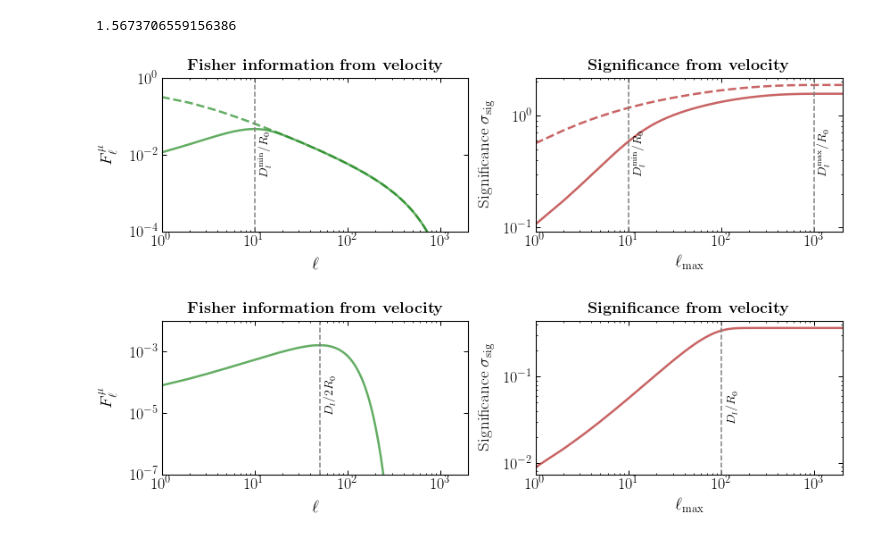
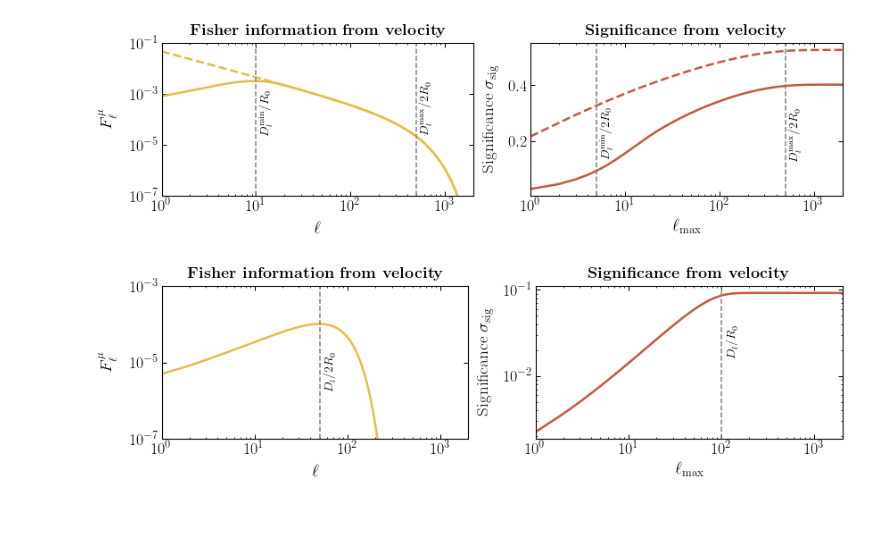
Before and after one commit to smsharma/astrometry-lensing-correlations, a Jupyter notebook: theory/notebooks/04_scalings.ipynb, the cells around one changed output. Cells and saved outputs as stored; diff of their text form; code cells hidden in the pictures.

```diff
--- a/theory/notebooks/04_scalings.ipynb
+++ b/theory/notebooks/04_scalings.ipynb
@@ -105,8 +105,8 @@ params = {'text.usetex': True,
           'axes.titlepad':10,
           'axes.linewidth':1.1,
           'axes.labelpad':10,
-          'axes.prop_cycle': cycler('color', palettable.cartocolors.qualitative.Bold_10.hex_colors) +
-                            cycler(alpha=10*[.7]),
+          'axes.prop_cycle': cycler('color', palettable.wesanderson.FantasticFox2_5.hex_colors) +
+                            cycler(alpha=5*[1.]),
           'lines.linewidth':2.5,
           'xtick.labelsize':18,
           'ytick.labelsize':18,
@@ -125,7 +125,21 @@ params = {'text.usetex': True,
          }
 pylab.rcParams.update(params)
 # %%
-plots_dir = "/Users/smsharma/Dropbox/Projects/LensPowerSpectra/LensPower/draft/plots/"
+plots_dir = "/Users/smsharma/Dropbox/Projects/LensPowerSpectra/Draft/plots/"
+save_figs = True
+
+cols = palettable.wesanderson.FantasticFox2_5.hex_colors
+# %%
+sigma_alpha = 10
+sigma_mu = 100
+Dl = 1 * kpc
+Dl_min = .1 * kpc
+Dl_max = 10 * kpc
+R_0 = 10 * pc
+v_l = 1e-3
+M_0 = 1e8 * M_s
+N_q_alpha = 1e11
+N_q_mu = 1e8
 # %%
 l_ary = np.arange(1,1e6)
 
@@ -205,64 +209,53 @@ plt.savefig(plots_dir + "fisher_alpha.pdf")
 # %%
 l_ary = np.arange(1,2000)
 
-sigma_mu = 50
-Dl_min = 0.1* kpc
-Dl_max = 10 * kpc
-R_0 = 10 * pc
-
-print(np.sqrt(np.sum(F(1e8 * M_s, R_0,  1e-3, 1, l_ary, Dl_min, Dl_max, sigma_mu, 1e8))))
-
 f, (ax1, ax2) = plt.subplots(1, 2, figsize=(13/1.1,4/1.1))
 
-ax1.plot(l_ary, F(1e8 * M_s, R_0,  1e-3, 1, l_ary, Dl_min, Dl_max, sigma_mu, 1e8), color='forestgreen')
-ax1.plot(l_ary, F(1e8 * M_s, R_0,  1e-3, 1, l_ary, 1e-22*kpc, Dl_max, sigma_mu, 1e8), color='forestgreen',ls='--')
+ax1.plot(l_ary, F(M_0, R_0,  v_l, 1, l_ary, Dl_min, Dl_max, sigma_mu, N_q_mu), cols[0])
+ax1.plot(l_ary, F(M_0, R_0,  v_l, 1, l_ary, 1e-22*kpc, Dl_max, sigma_mu, N_q_mu), cols[0],ls='--')
 ax1.axvline(Dl_min / R_0, ls='--', color='grey', lw=1.5)
-ax1.text(10** (np.log10(Dl_min / R_0) + .05 ), 3e-3, '$D_l^\mathrm{min}/R_0$',rotation=90, fontsize=14)
+ax1.text(10** (np.log10(Dl_min / R_0) + .05 ), 5e-4, '$D_l^\mathrm{min}/R_0$',rotation=90, fontsize=14)
+ax1.axvline(Dl_max / R_0 / 2., ls='--', color='grey', lw=1.5)
+ax1.text(10** (np.log10(Dl_max / R_0 / 2.) + .05 ), 12e-4, '$D_l^\mathrm{max}/2R_0$',rotation=90, fontsize=14)
 
 ax1.set_xlabel('$\ell$')
 ax1.set_ylabel(r'$F_\ell^{\mu}$')
 ax1.set_xscale("log")
 ax1.set_yscale("log")
 ax1.set_title(r"\textbf{Fisher information from velocity}")
 ax1.set_xlim(min(l_ary), max(l_ary))
-ax1.set_ylim(1e-4, 1)
+ax1.set_ylim(1e-7, .1)
 
 
 
-ax2.plot(l_ary, np.sqrt(np.cumsum(F(1e8 * M_s, R_0,  1e-3, 1, l_ary, Dl_min, Dl_max, sigma_mu, 1e8))), color='firebrick')
-ax2.plot(l_ary, np.sqrt(np.cumsum(F(1e8 * M_s, R_0,  1e-3, 1, l_ary, 1e-12*kpc, Dl_max, sigma_mu, 1e8))), color='firebrick',ls='--')
+ax2.plot(l_ary, np.sqrt(np.cumsum(F(M_0, R_0, v_l, 1, l_ary, Dl_min, Dl_max, sigma_mu, N_q_mu))), color=cols[1])
+ax2.plot(l_ary, np.sqrt(np.cumsum(F(M_0, R_0, v_l, 1, l_ary, 1e-12*kpc, Dl_max, sigma_mu, N_q_mu))), color=cols[1],ls='--')
 
-ax2.axvline(Dl_max / R_0, ls='--', color='grey', lw=1.5)
-ax2.text(10** (np.log10(Dl_max / R_0) + .05 ), .3, '$D_l^\mathrm{max}/R_0$',rotation=90, fontsize=14)
-ax2.axvline(Dl_min / R_0, ls='--', color='grey', lw=1.5)
-ax2.text(10** (np.log10(Dl_min / R_0) + .05 ), .3, '$D_l^\mathrm{min}/R_0$',rotation=90, fontsize=14)
+ax2.axvline(Dl_max / (2 * R_0), ls='--', color='grey', lw=1.5)
+ax2.text(10** (np.log10(Dl_max / (2 * R_0)) + .05 ), .28, '$D_l^\mathrm{max}/ 2R_0$',rotation=90, fontsize=14)
+ax2.axvline(Dl_min / (2 * R_0), ls='--', color='grey', lw=1.5)
+ax2.text(10** (np.log10(Dl_min / (2 * R_0)) + .05 ), .28, '$D_l^\mathrm{min}/ 2R_0$',rotation=90, fontsize=14)
 
 ax2.set_xlabel('$\ell_\mathrm{max}$')
 ax2.set_ylabel('Significance $\sigma_\mathrm{sig}$')
 ax2.set_xscale("log")
-ax2.set_yscale("log")
+# ax2.set_yscale("log")
 
 ax2.set_title(r"\textbf{Significance from velocity}")
 ax2.set_xlim(min(l_ary), max(l_ary))
 
 plt.tight_layout()
 
-# plt.savefig(plots_dir + "fisher_mu.pdf")
+if save_figs:
+    plt.savefig(plots_dir + "fisher_mu.pdf")
 # %% [output]
-1.5673706559156386
-[figure, old version]
+[figure, new version]
 # %%
 l_ary = np.arange(1,2000)
 
-sigma_mu = 50
-Dl = 1 * kpc
-R_0 = 10 * pc
-
-# print(np.sqrt(np.sum(F(1e8 * M_s, R_0,  1e-3, 1, l_ary, Dl_min, Dl_max, sigma_mu, 1e8))))
-
 f, (ax1, ax2) = plt.subplots(1, 2, figsize=(13/1.1,4/1.1))
 
-ax1.plot(l_ary, F_single(1e8 * M_s, R_0,  1e-3, 1, l_ary, Dl, sigma_mu, 1e8), color='forestgreen')
+ax1.plot(l_ary, F_single(M_0, R_0, v_l, 1, l_ary, Dl, sigma_mu, N_q_mu), color=cols[0])
 ax1.axvline(0.5 * Dl / R_0, ls='--', color='grey', lw=1.5)
 ax1.text(10** (np.log10(0.5 * Dl / R_0) + .05 ), 1e-5, '$D_l/2R_0$',rotation=90, fontsize=14)
 
@@ -272,10 +265,10 @@ ax1.set_xscale("log")
 ax1.set_yscale("log")
 ax1.set_title(r"\textbf{Fisher information from velocity}")
 ax1.set_xlim(min(l_ary), max(l_ary))
-ax1.set_ylim(1e-7,1e-2)
+ax1.set_ylim(1e-7,1e-3)
 
-ax2.plot(l_ary, np.sqrt(np.cumsum(F_single(1e8 * M_s, R_0,  1e-3, 1, l_ary, Dl, sigma_mu, 1e8))), color='firebrick')
-ax2.axvline(Dl / R_0, ls='--', color='grey', lw=1.5)
+ax2.plot(l_ary, np.sqrt(np.cumsum(F_single(1e8 * M_s, R_0,  1e-3, 1, l_ary, Dl, sigma_mu, 1e8))), color=cols[1])
+ax2.axvline(Dl / (R_0), ls='--', color='grey', lw=1.5)
 ax2.text(10** (np.log10(Dl / R_0) + .05 ), 3e-2, '$D_l/R_0$',rotation=90, fontsize=14)
 
 ax2.set_xlabel('$\ell_\mathrm{max}$')
@@ -288,6 +281,7 @@ ax2.set_xlim(min(l_ary), max(l_ary))
 
 plt.tight_layout()
 
-plt.savefig(plots_dir + "fisher_mu_single.pdf")
+if save_figs:
+    plt.savefig(plots_dir + "fisher_mu_single.pdf")
 # %% [output]
-[figure, old version]
+[figure, new version]
```
Also changed, not shown: parts of 7 cells of this notebook, 5 other files.
